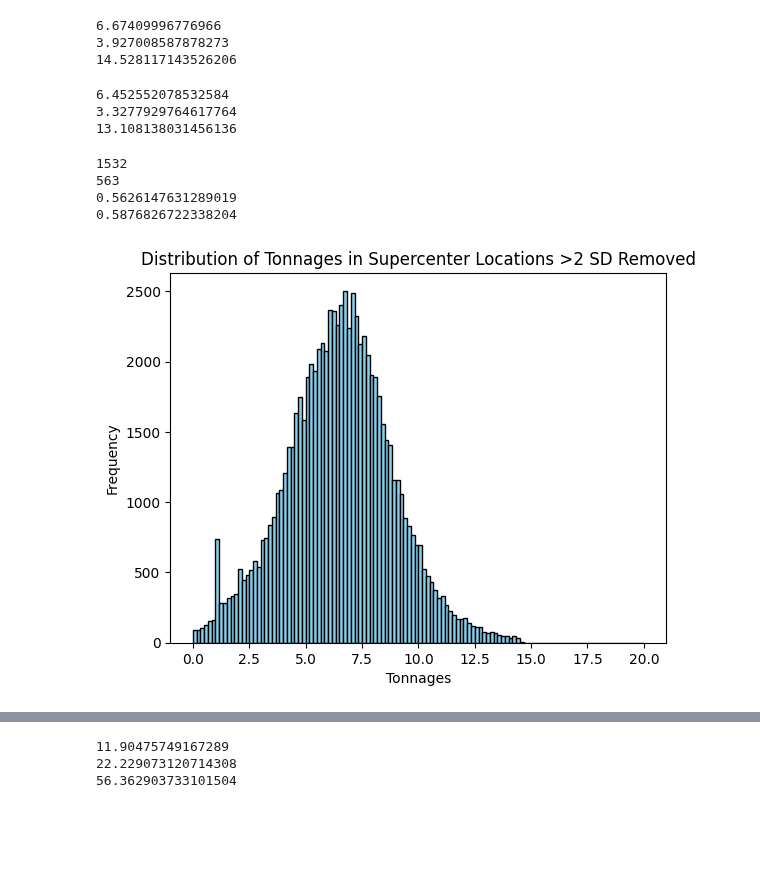
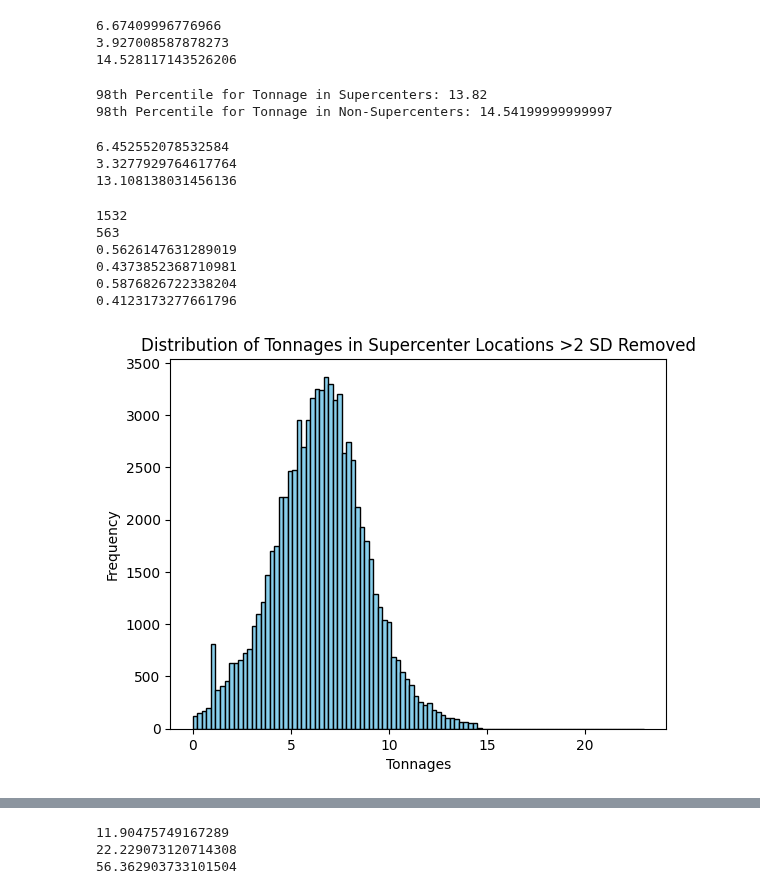
Before and after one commit to jli615/dtxwalmart, a Jupyter notebook: splitting.ipynb, the cells around one changed output, grey strips where cells are left out. Saved outputs shown, nothing was run; the diff lists cells and outputs as text; code cells hidden in the pictures; blank space fills up the shorter version.

```diff
--- a/splitting.ipynb
+++ b/splitting.ipynb
@@ -317,6 +339,14 @@ print(supercenter_mean + 2 * supercenter_std)
 6.67409996776966
 3.927008587878273
 14.528117143526206
+# %%
+percentile_95_supercenter = supercenter_df['Tonnage'].quantile(0.98)
+percentile_95_non_supercenter = non_supercenter_df['Tonnage'].quantile(0.98)
+print("98th Percentile for Tonnage in Supercenters:", percentile_95_supercenter)
+print("98th Percentile for Tonnage in Non-Supercenters:", percentile_95_non_supercenter)
+# %% [output]
+98th Percentile for Tonnage in Supercenters: 13.82
+98th Percentile for Tonnage in Non-Supercenters: 14.54199999999997
 # %%
 non_supercenter_mean = non_supercenter_df['Tonnage'].mean()
 non_supercenter_std = non_supercenter_df['Tonnage'].std()
@@ -351,12 +381,16 @@ print(non_super_above_SD_with_stores_removed['Location ID'].unique().shape[0])
 percent_superstores_remaining = len(super_above_SD_with_stores_removed['Location ID'].unique()) / len(supercenter_df['Location ID'].unique())
 percent_non_superstores_remaining = len(non_super_above_SD_with_stores_removed['Location ID'].unique()) / len(non_supercenter_df['Location ID'].unique())
 print(percent_superstores_remaining)
+print(1 - percent_superstores_remaining)
 print(percent_non_superstores_remaining)
+print(1 - percent_non_superstores_remaining)
 # %% [output]
 1532
 563
 0.5626147631289019
+0.4373852368710981
 0.5876826722338204
+0.4123173277661796
 # %%
 bad_supercenters = bad_supercenters.drop_duplicates()
 bad_non_supercenters = bad_non_supercenters.drop_duplicates()
@@ -367,13 +401,13 @@ bad_non_supercenters = bad_non_supercenters.drop_duplicates()
 list_of_storeids_sup = super_above_SD_with_stores_removed['Location ID'].unique().tolist()
 list_of_storeids_non = non_super_above_SD_with_stores_removed['Location ID'].unique().tolist()
 # %%
-plt.hist(super_above_SD_with_stores_removed['Tonnage'], bins=120, range=(0, 20), color='skyblue', edgecolor='black')
+plt.hist(super_above_SD_with_stores_removed['Tonnage'], bins=100, range=(0, 23), color='skyblue', edgecolor='black')
 plt.xlabel('Tonnages')
 plt.ylabel('Frequency')
 plt.title('Distribution of Tonnages in Supercenter Locations >2 SD Removed')
 plt.show()
 
 #wow
 # %% [output]
-[figure, old version]
+[figure, new version]
 # %%
```
Also changed, not shown: parts of 10 cells of this notebook.
